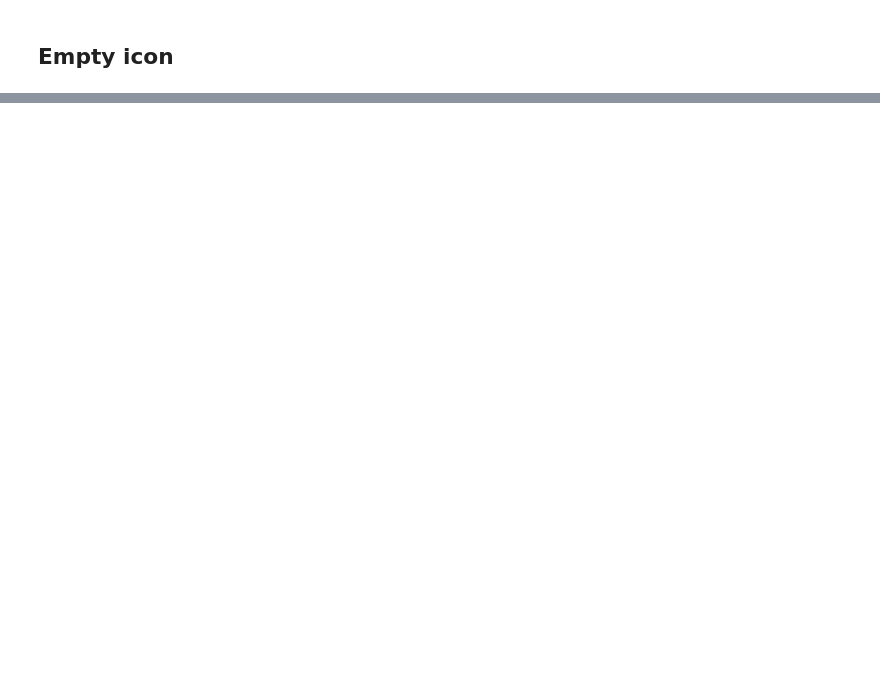
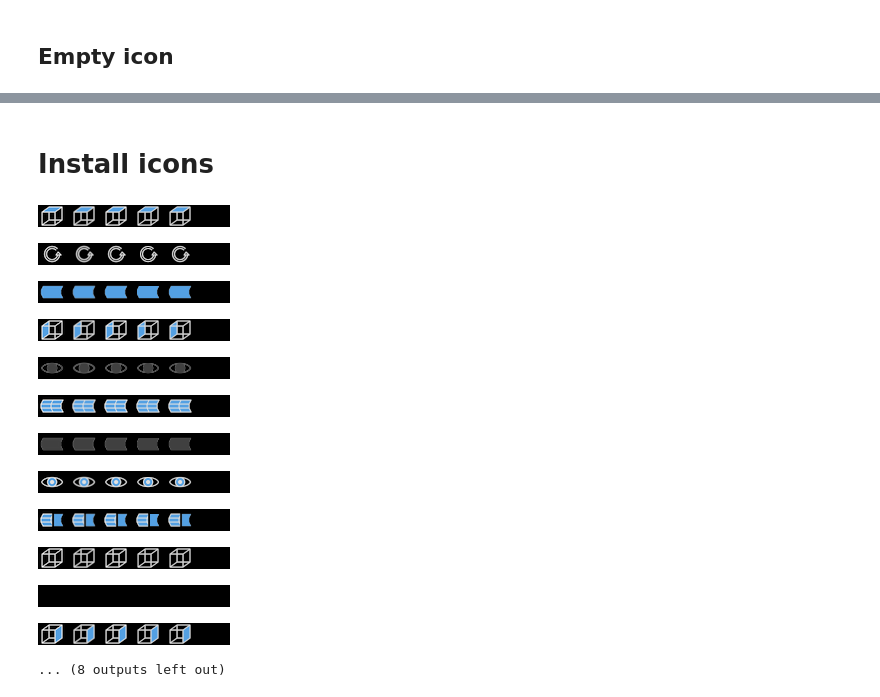
Before and after one commit to bernhard-42/three-cad-viewer, a Jupyter notebook: Icon Factory.ipynb, the cells around one changed output, grey strips where cells are left out. Drawn from its saved outputs; the diff is of its cells as text; code cells hidden in the pictures; blank space fills up the shorter version.

Commit message:
scaled and improved icons

```diff
--- a/Icon Factory.ipynb
+++ b/Icon Factory.ipynb
@@ -526,6 +525,34 @@ c.save(f"./icons/{mode}/empty.png")
 new_im
 # %% [output]
 [figure]
+# %% [markdown]
+# Install icons
+# %%
+import os
+b = (0, 0, 0)
+w = (255, 255, 255)
+for png in os.listdir(f"icons/{mode}"):
+    im = Image.open(f"icons/{mode}/{png}")
+    new_im = Image.new('RGBA', (6 * (width + 4), height), b if mode == "dark" else w)
+
+    for i, f in enumerate((Image.LANCZOS, Image.BILINEAR, Image.BICUBIC, Image.BOX, Image.HAMMING)):
+        c = im.resize((28,22), f)
+        new_im.paste(c, (32 * i, 0), c)
+    display(new_im)
+# %% [output]
+[figure, added]
+[figure, added]
+[figure, added]
+[figure, added]
+[figure, added]
+[figure, added]
+[figure, added]
+[figure, added]
+[figure, added]
+[figure, added]
+[figure, added]
+[figure, added]
+... (8 outputs left out)
 # %%
 import os
 import base64
```
Also changed, not shown: parts of 10 cells of this notebook, 42 other files.
